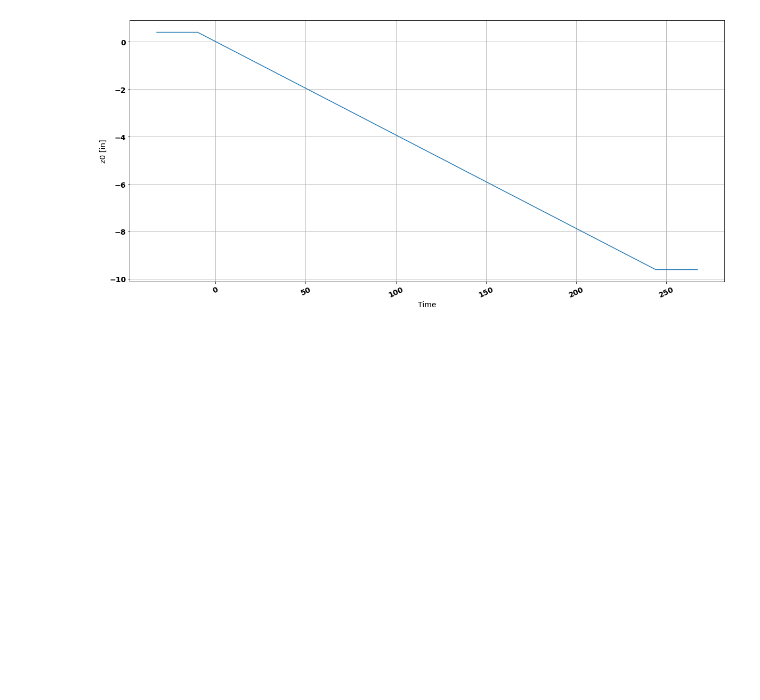
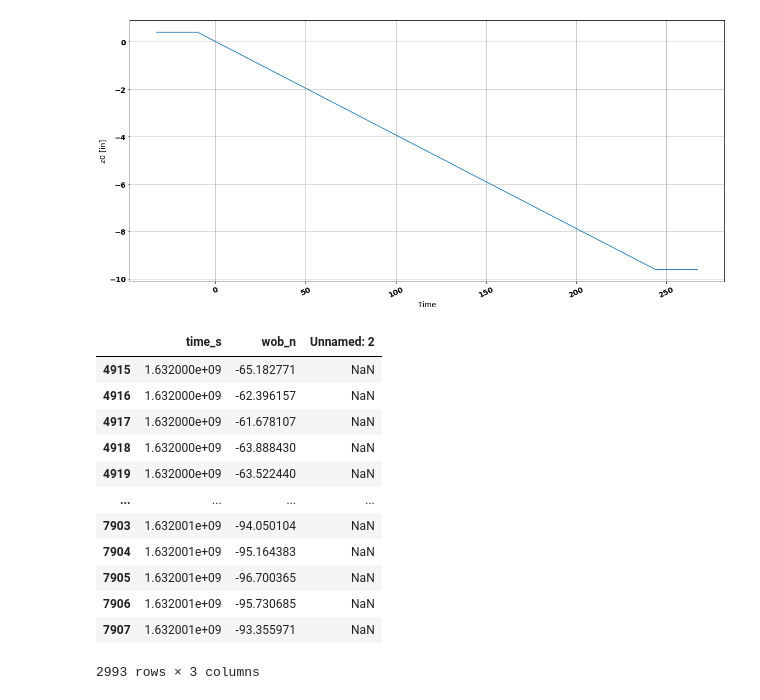
Before and after one commit to MIT-Hydration/HydrationIII, a Jupyter notebook: data/2021-Sep-18/Data Exploration 2021-Sep-18.ipynb, the cells around one changed output. Cells and saved outputs as stored; diff of their text form; code cells hidden in the pictures; blank space fills up the shorter version.

```diff
--- a/data/2021-Sep-18/Data Exploration 2021-Sep-18.ipynb
+++ b/data/2021-Sep-18/Data Exploration 2021-Sep-18.ipynb
@@ -169,3 +191,19 @@ plt.grid('on')
 plt.show()
 # %% [output]
 [figure]
+# %%
+df_wob
+# %% [output]
+|  | time_s | wob_n | Unnamed: 2 |
+| 4915 | 1.632000e+09 | -65.182771 | NaN |
+| 4916 | 1.632000e+09 | -62.396157 | NaN |
+| 4917 | 1.632000e+09 | -61.678107 | NaN |
+| 4918 | 1.632000e+09 | -63.888430 | NaN |
+| 4919 | 1.632000e+09 | -63.522440 | NaN |
+| ... | ... | ... | ... |
+| 7903 | 1.632001e+09 | -94.050104 | NaN |
+| 7904 | 1.632001e+09 | -95.164383 | NaN |
+| 7905 | 1.632001e+09 | -96.700365 | NaN |
+| 7906 | 1.632001e+09 | -95.730685 | NaN |
+| 7907 | 1.632001e+09 | -93.355971 | NaN |
+2993 rows × 3 columns
```
Also changed, not shown: parts of 2 cells of this notebook, 2 other files.
